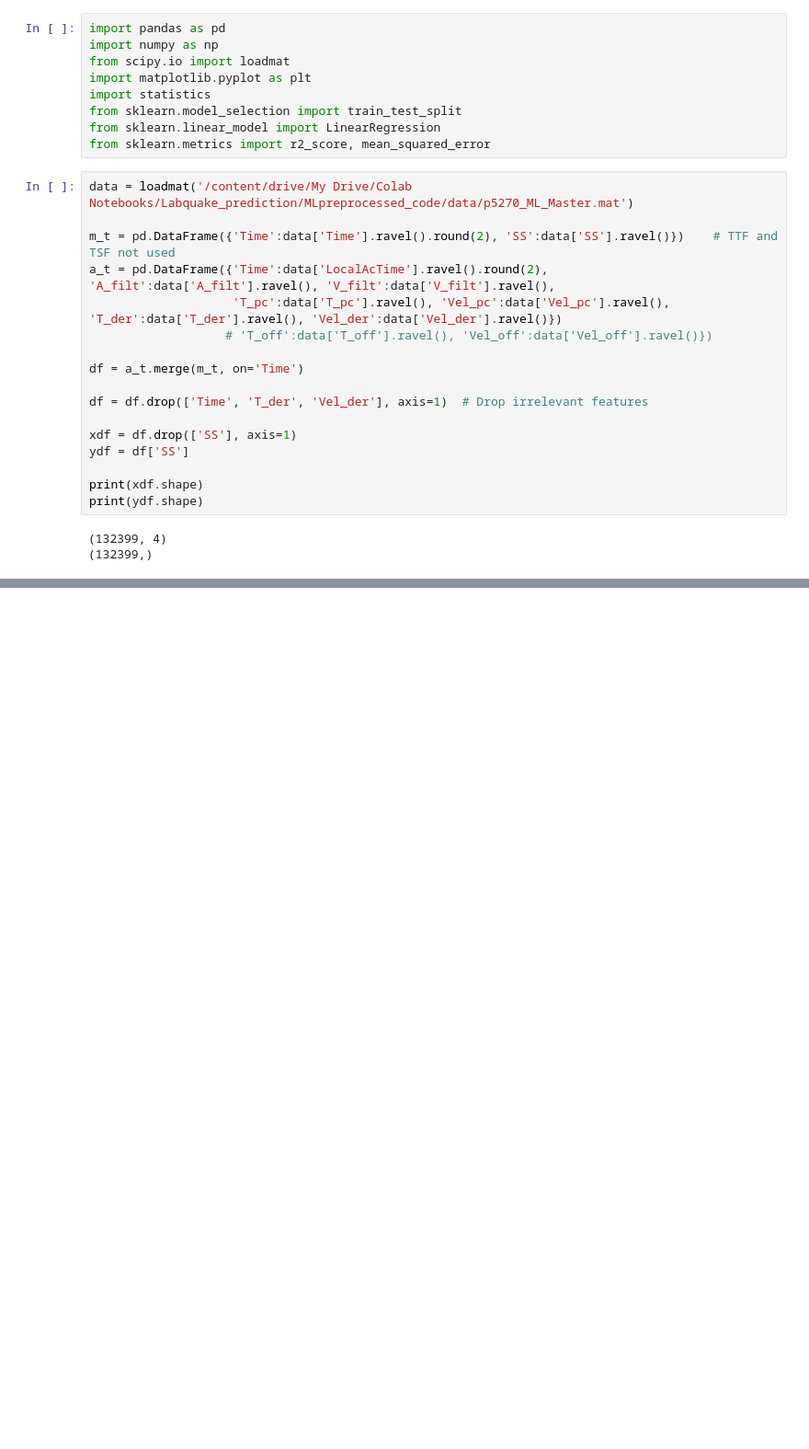
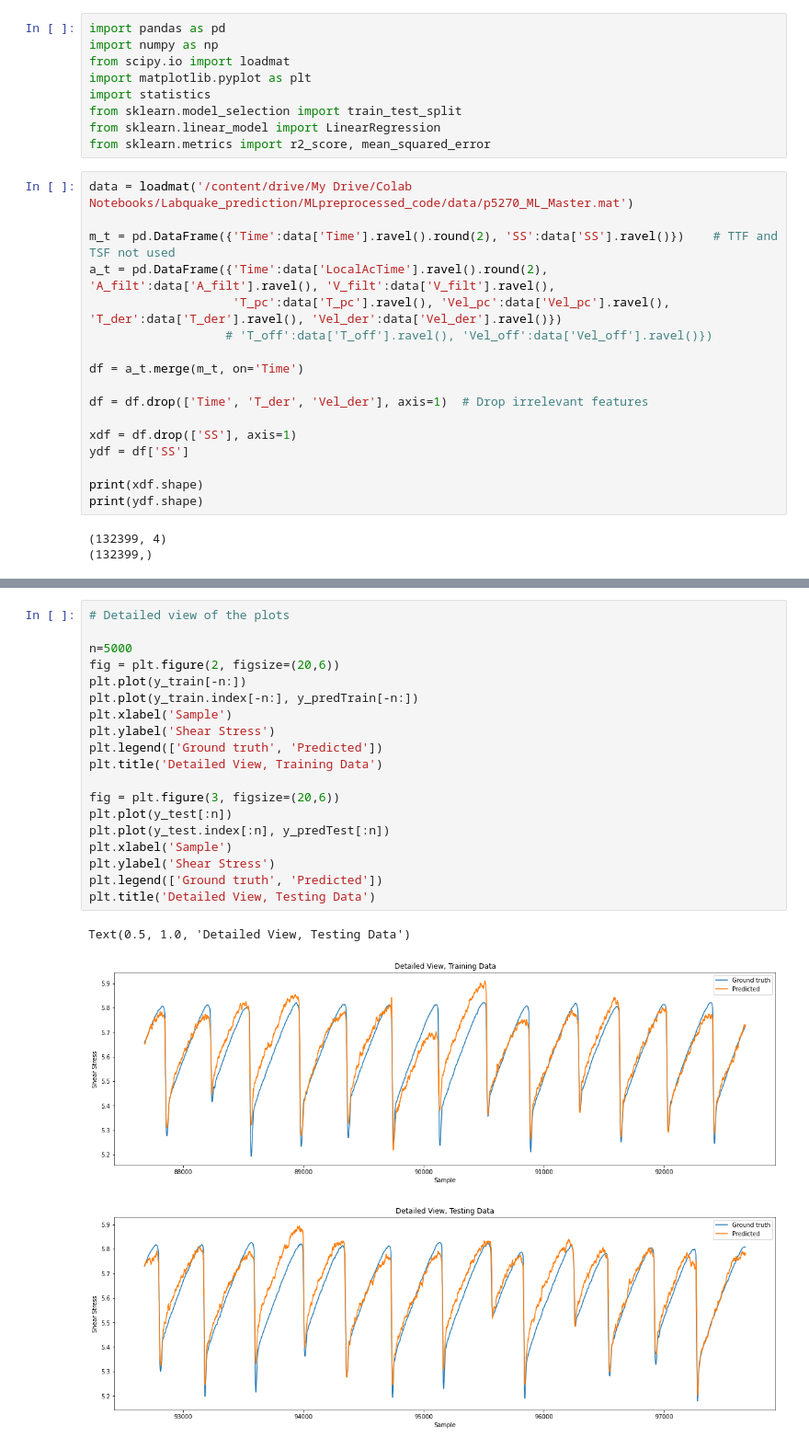
Before and after one commit to vrushaligirkar/Labquake-Prediction, a Jupyter notebook: Baseline/baseline_reg.ipynb, the cells around one changed output, grey strips where cells are left out. Shown at 92% size. Saved outputs shown, nothing was run; the diff lists cells and outputs as text; blank space fills up the shorter version.

```diff
--- a/Baseline/baseline_reg.ipynb
+++ b/Baseline/baseline_reg.ipynb
@@ -68,0 +69,23 @@ Text(0.5, 1.0, 'All data plot')
+# %%
+# Detailed view of the plots
+
+n=5000
+fig = plt.figure(2, figsize=(20,6))
+plt.plot(y_train[-n:])
+plt.plot(y_train.index[-n:], y_predTrain[-n:])
+plt.xlabel('Sample')
+plt.ylabel('Shear Stress')
+plt.legend(['Ground truth', 'Predicted'])
+plt.title('Detailed View, Training Data')
+
+fig = plt.figure(3, figsize=(20,6))
+plt.plot(y_test[:n])
+plt.plot(y_test.index[:n], y_predTest[:n])
+plt.xlabel('Sample')
+plt.ylabel('Shear Stress')
+plt.legend(['Ground truth', 'Predicted'])
+plt.title('Detailed View, Testing Data')
+# %% [output]
+Text(0.5, 1.0, 'Detailed View, Testing Data')
+[figure, added]
+[figure, added]
```
Also changed, not shown: parts of 3 cells of this notebook.
